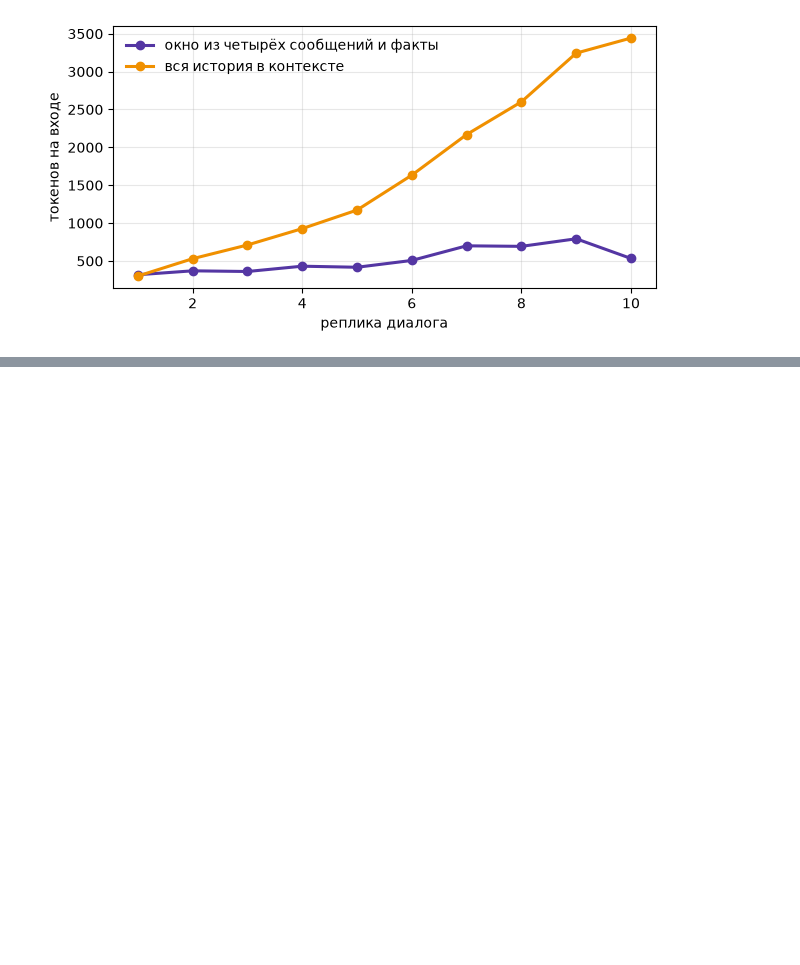
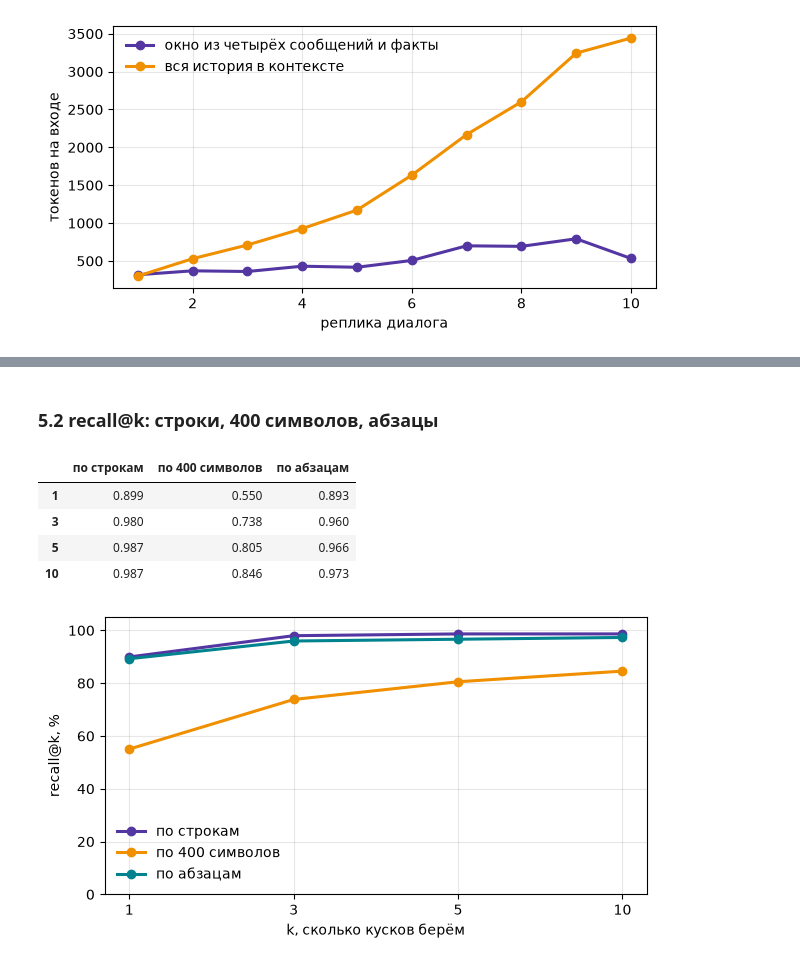
Before and after one commit to OGrabar/ai_agents, a Jupyter notebook: hw2/seminar02_skeleton.ipynb, the cells around one changed output, grey strips where cells are left out. Cells and saved outputs as stored; diff of their text form; code cells hidden in the pictures; blank space fills up the shorter version.

Commit message:
Add paragraph chunking experiment (step 5) to homework 2

```diff
--- a/hw2/seminar02_skeleton.ipynb
+++ b/hw2/seminar02_skeleton.ipynb
@@ -820,0 +872,19 @@ per_turn.groupby("tag", sort=False).agg(prompt=("prompt", "sum"), cost=("cost",
+# %% [markdown]
+### 5.2 recall@k: строки, 400 символов, абзацы
+# %%
+curves3 = {"по строкам": curves["по строкам"], "по 400 символов": curves["по 400 символов"],
+           "по абзацам": recall_curve(para_chunks, para_vecs)}
+fig, ax = plt.subplots(figsize=(7, 3.6))
+for (name, curve), color in zip(curves3.items(), [COLORS["violet"], COLORS["amber"], COLORS["teal"]]):
+    ks = [k for k in curve if k <= 10]
+    ax.plot([str(k) for k in ks], [curve[k] * 100 for k in ks], marker="o", lw=2.2, color=color, label=name)
+ax.set_xlabel("k, сколько кусков берём"); ax.set_ylabel("recall@k, %"); ax.set_ylim(0, 105); ax.legend(frameon=False); ax.grid(alpha=0.3)
+fig.savefig("img/recall_paragraphs.png", dpi=150, bbox_inches="tight")
+pd.DataFrame(curves3).loc[[1, 3, 5, 10]].round(3)
+# %% [output]
+|  | по строкам | по 400 символов | по абзацам |
+| 1 | 0.899 | 0.550 | 0.893 |
+| 3 | 0.980 | 0.738 | 0.960 |
+| 5 | 0.987 | 0.805 | 0.966 |
+| 10 | 0.987 | 0.846 | 0.973 |
+[figure, added]
```
Also changed, not shown: parts of 9 cells of this notebook, 4 other files.
